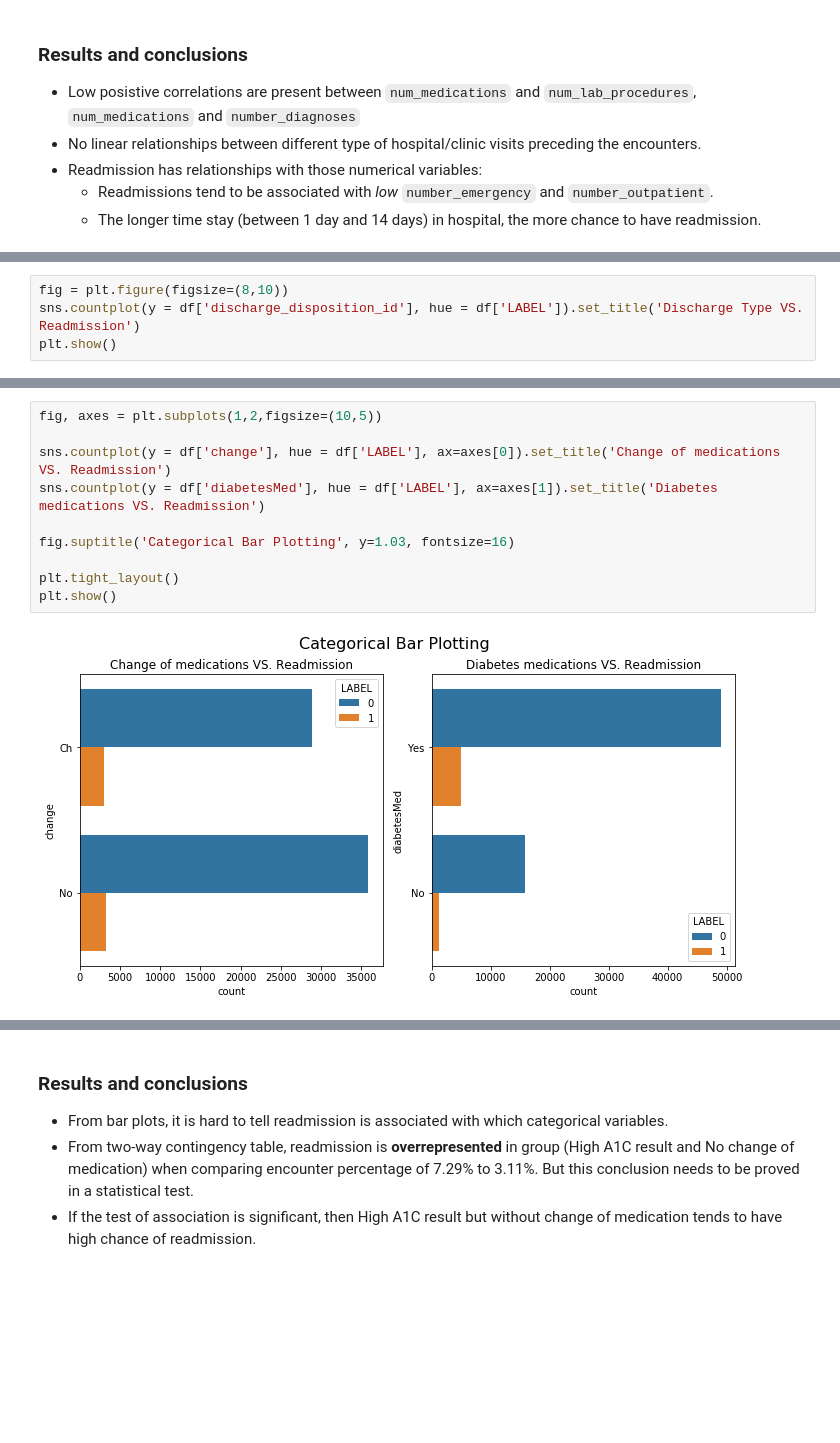
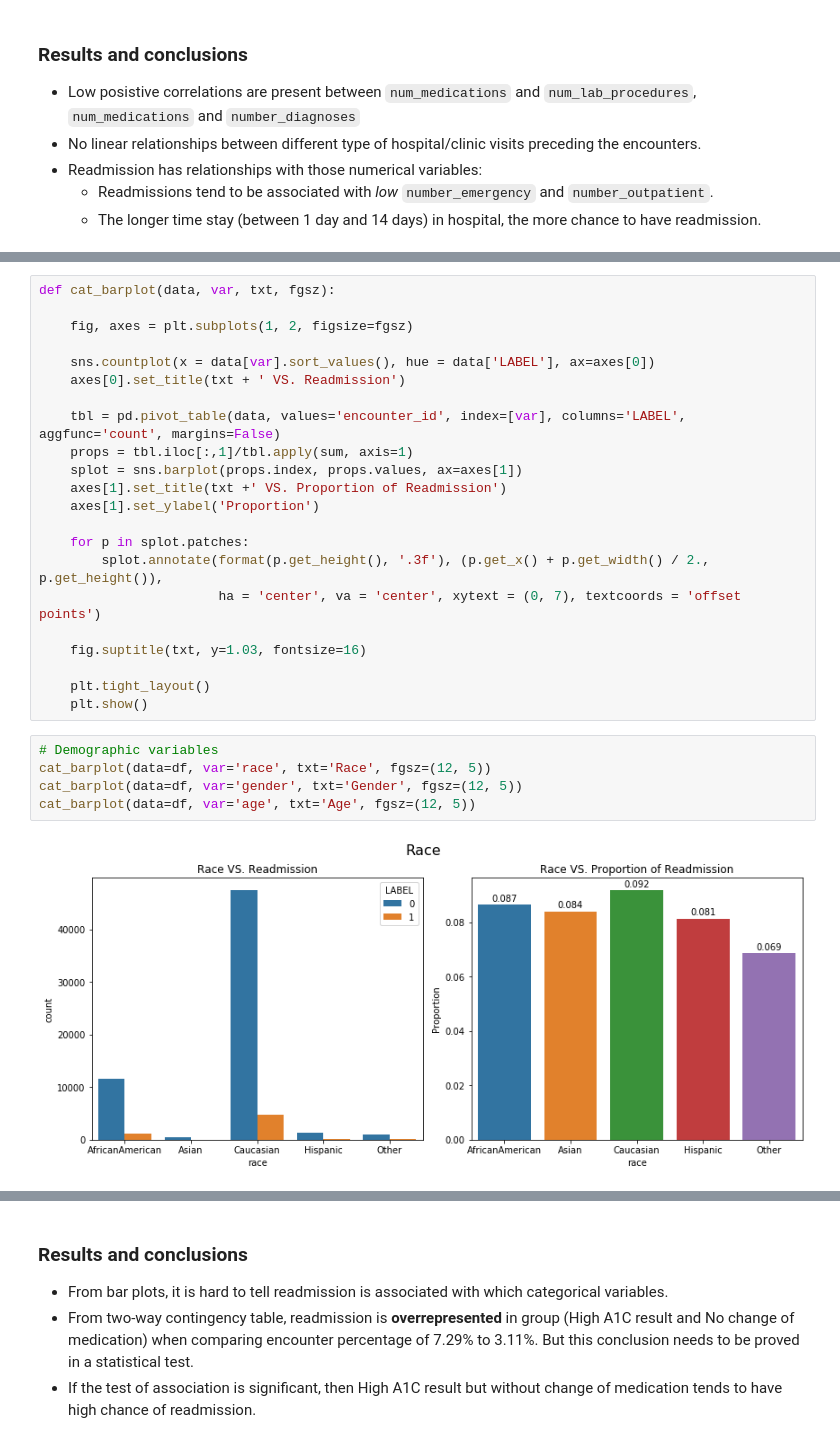
Before and after one commit to hwdsda/Springboard_Capstone1_diabetes_readmission_prediction, a Jupyter notebook: 3_Data_Story.ipynb, the cells around one changed output, grey strips where cells are left out. Drawn from its saved outputs; the diff is of its cells as text; blank space fills up the shorter version.

```diff
--- a/3_Data_Story.ipynb
+++ b/3_Data_Story.ipynb
@@ -82,4 +66,0 @@ plt.show()
-# %%
-fig = plt.figure(figsize=(8,10))
-sns.countplot(y = df['discharge_disposition_id'], hue = df['LABEL']).set_title('Discharge Type VS. Readmission')
-plt.show()
@@ -100,12 +67,29 @@ plt.show()
-# %%
-fig, axes = plt.subplots(1,2,figsize=(10,5))
-
-sns.countplot(y = df['change'], hue = df['LABEL'], ax=axes[0]).set_title('Change of medications VS. Readmission')
-sns.countplot(y = df['diabetesMed'], hue = df['LABEL'], ax=axes[1]).set_title('Diabetes medications VS. Readmission')
-
-fig.suptitle('Categorical Bar Plotting', y=1.03, fontsize=16)
-
-plt.tight_layout()
-plt.show()
-# %% [output]
-[figure, removed]
+# %%
+def cat_barplot(data, var, txt, fgsz):
+
+    fig, axes = plt.subplots(1, 2, figsize=fgsz)
+
+    sns.countplot(x = data[var].sort_values(), hue = data['LABEL'], ax=axes[0])
+    axes[0].set_title(txt + ' VS. Readmission')
+
+    tbl = pd.pivot_table(data, values='encounter_id', index=[var], columns='LABEL', aggfunc='count', margins=False)
+    props = tbl.iloc[:,1]/tbl.apply(sum, axis=1)
+    splot = sns.barplot(props.index, props.values, ax=axes[1])
+    axes[1].set_title(txt +' VS. Proportion of Readmission')
+    axes[1].set_ylabel('Proportion')
+
+    for p in splot.patches:
+        splot.annotate(format(p.get_height(), '.3f'), (p.get_x() + p.get_width() / 2., p.get_height()),
+                       ha = 'center', va = 'center', xytext = (0, 7), textcoords = 'offset points')
+
+    fig.suptitle(txt, y=1.03, fontsize=16)
+
+    plt.tight_layout()
+    plt.show()
+# %%
+# Demographic variables
+cat_barplot(data=df, var='race', txt='Race', fgsz=(12, 5))
+cat_barplot(data=df, var='gender', txt='Gender', fgsz=(12, 5))
+cat_barplot(data=df, var='age', txt='Age', fgsz=(12, 5))
+# %% [output]
+[figure, added]
```
Also changed, not shown: parts of 20 cells of this notebook, 2 other files.
